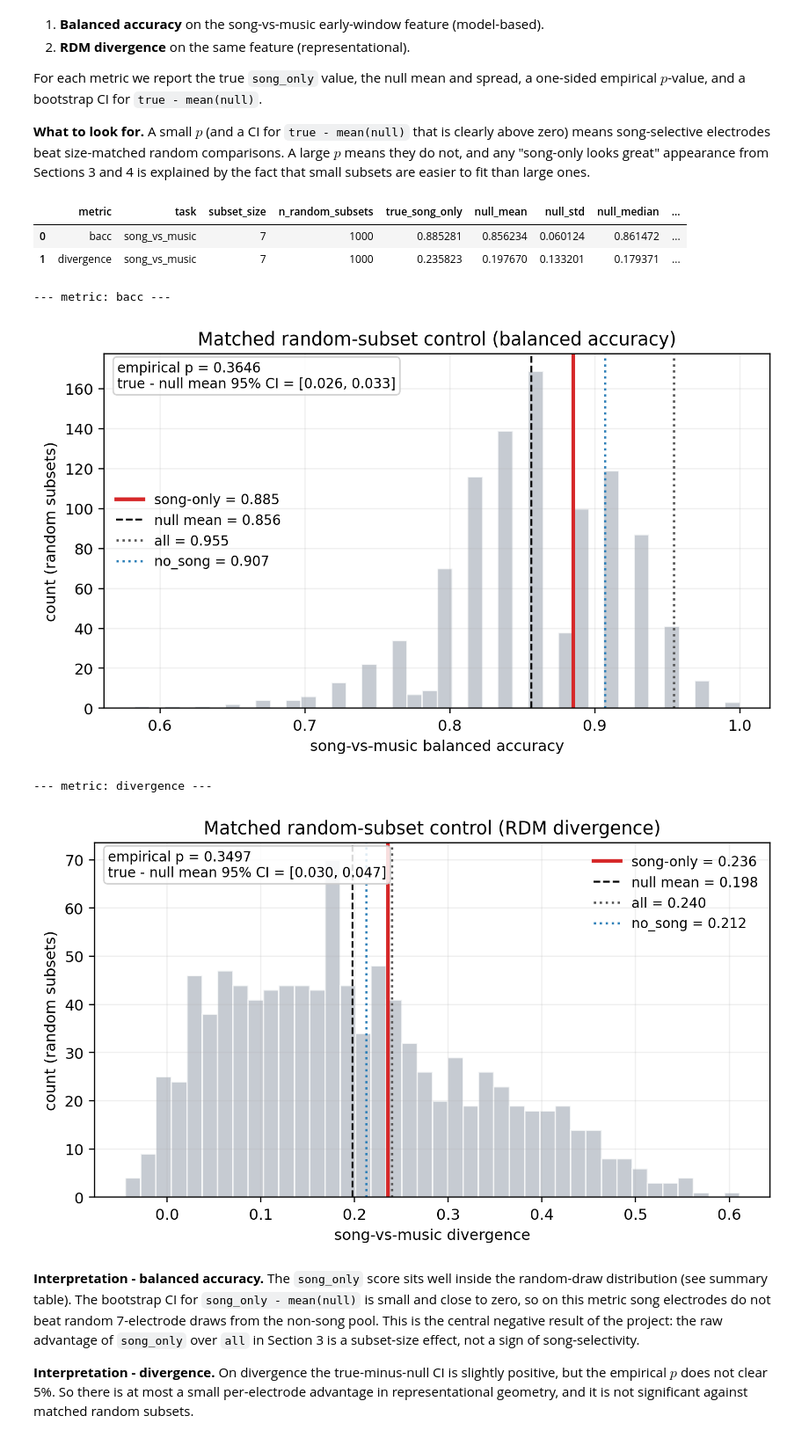
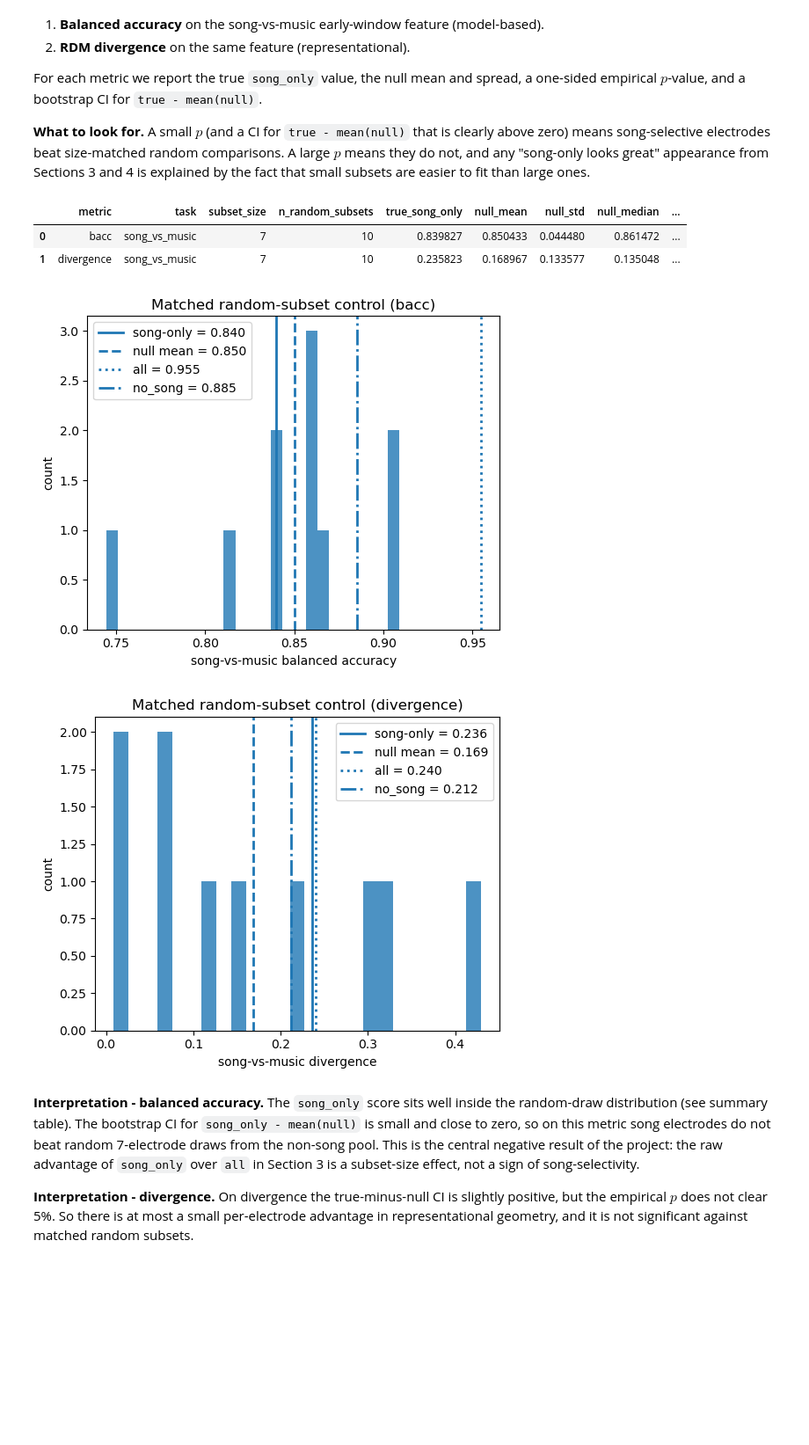
Before and after one commit to ghutchinson04/neuro120-project, a Jupyter notebook: project.ipynb, the cells around one changed output. Shown at 88% size. Drawn from its saved outputs; the diff is of its cells as text; code cells hidden in the pictures; blank space fills up the shorter version.

Commit message:
ded histogram for the Bellier top 7 decoder in _part2, changed figure size project

```diff
--- a/project.ipynb
+++ b/project.ipynb
@@ -165,19 +159,43 @@ For each metric we report the true `song_only` value, the null mean and spread,
 
 **What to look for.** A small $p$ (and a CI for `true - mean(null)` that is clearly above zero) means song-selective electrodes beat size-matched random comparisons. A large $p$ means they do not, and any "song-only looks great" appearance from Sections 3 and 4 is explained by the fact that small subsets are easier to fit than large ones.
 # %%
-r = pipeline.run_random_subset_control(ds)
+import matplotlib.pyplot as plt
+import numpy as np
+
+r = pipeline.run_random_subset_control(ds, n_subsets =10)
 display(r["summary"])
+
+#for m in ("bacc", "divergence"):
+ #   print(f"--- metric: {m} ---")
+ #   display(Image(filename=str(FIG_DIR / f"fig4_random_subset_null_{m}.png"),width=400))
+
 for m in ("bacc", "divergence"):
-    print(f"--- metric: {m} ---")
-    display(Image(filename=str(FIG_DIR / f"fig4_random_subset_null_{m}.png")))
+    res = r["by_metric"][m]
+
+    fig, ax = plt.subplots(figsize=(5.5, 4.5))  # change ratio here
+
+    ax.hist(res["null_scores"], bins=25, alpha=0.8)
+
+    ax.axvline(res["true_score"], linewidth=2, label=f"song-only = {res['true_score']:.3f}")
+    ax.axvline(np.mean(res["null_scores"]), linestyle="--", linewidth=2,
+               label=f"null mean = {np.mean(res['null_scores']):.3f}")
+    ax.axvline(res["reference_scores"]["all"], linestyle=":", linewidth=2,
+               label=f"all = {res['reference_scores']['all']:.3f}")
+    ax.axvline(res["reference_scores"]["no_song"], linestyle="-.", linewidth=2,
+               label=f"no_song = {res['reference_scores']['no_song']:.3f}")
+
+    ax.set_title(f"Matched random-subset control ({m})")
+    ax.set_xlabel("song-vs-music balanced accuracy" if m == "bacc" else "song-vs-music divergence")
+    ax.set_ylabel("count")
+    ax.legend()
+    plt.tight_layout()
+    plt.show()
 # %% [output]
 |  | metric | task | subset_size | n_random_subsets | true_song_only | null_mean | null_std | null_median | ... |
-| 0 | bacc | song_vs_music | 7 | 1000 | 0.885281 | 0.856234 | 0.060124 | 0.861472 | ... |
-| 1 | divergence | song_vs_music | 7 | 1000 | 0.235823 | 0.197670 | 0.133201 | 0.179371 | ... |
+| 0 | bacc | song_vs_music | 7 | 10 | 0.839827 | 0.850433 | 0.044480 | 0.861472 | ... |
+| 1 | divergence | song_vs_music | 7 | 10 | 0.235823 | 0.168967 | 0.133577 | 0.135048 | ... |
---- metric: bacc ---
-[figure, old version]
+[figure, new version]
---- metric: divergence ---
-[figure, old version]
+[figure, new version]
 # %% [markdown]
 **Interpretation - balanced accuracy.** The `song_only` score sits well inside the random-draw distribution (see summary table). The bootstrap CI for `song_only - mean(null)` is small and close to zero, so on this metric song electrodes do not beat random 7-electrode draws from the non-song pool. This is the central negative result of the project: the raw advantage of `song_only` over `all` in Section 3 is a subset-size effect, not a sign of song-selectivity.
 
```
Also changed, not shown: parts of 13 cells of this notebook, 3 other files.
